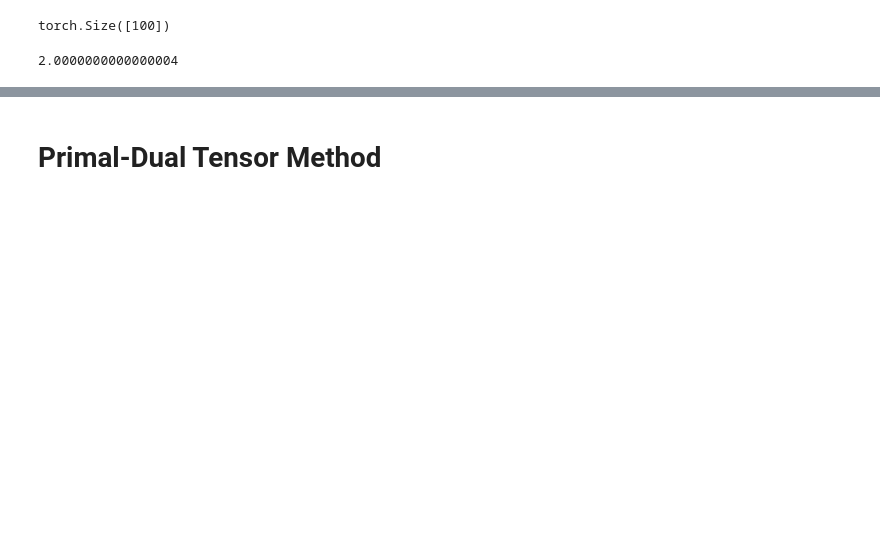
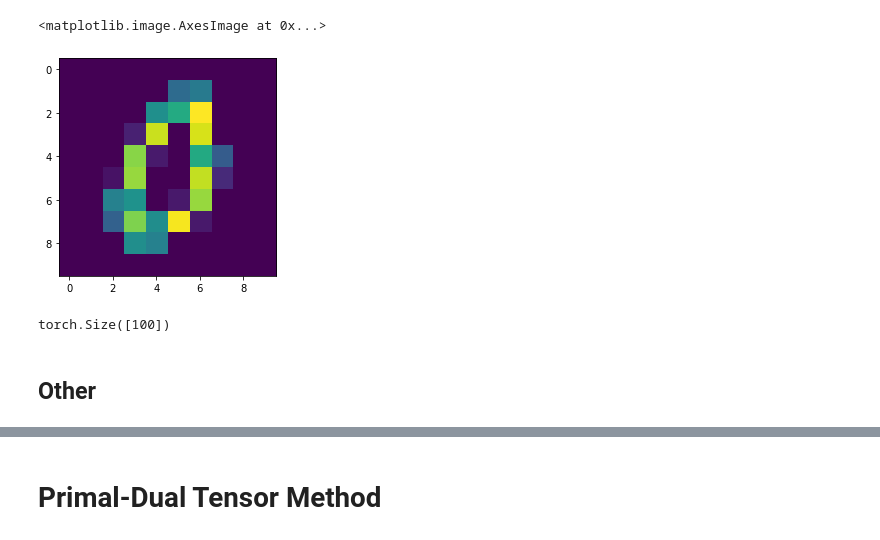
Before and after one commit to postrou/OPTAMI, a Jupyter notebook: primal_dual.ipynb, the cells around one changed output, grey strips where cells are left out. Saved outputs shown, nothing was run; the diff lists cells and outputs as text; code cells hidden in the pictures; blank space fills up the shorter version.

```diff
--- a/primal_dual.ipynb
+++ b/primal_dual.ipynb
@@ -167,14 +84,16 @@ plt.imshow(p.reshape(m, m).cpu().numpy())
+# %%
+plt.imshow(q.reshape(m, m).cpu().numpy())
+# %% [output]
+<matplotlib.image.AxesImage at 0x...>
+[figure, added]
 # %%
 p.shape
 # %% [output]
 torch.Size([100])
+# %% [markdown]
+## Other
 # %%
 M_matrix = calculate_M_matrix(m).to(device)
-# %%
-M_1 = calculate_lipschitz_constant(n, gamma, p_order=1, A_A_T=None, device=device)
-M_1
-# %% [output]
-2.0000000000000004
 # %%
 ones = torch.ones(n, device=device, dtype=torch.double)
 primal_func = lambda x: f(x, M_matrix, gamma, device)
```
Also changed, not shown: parts of 34 cells of this notebook.
